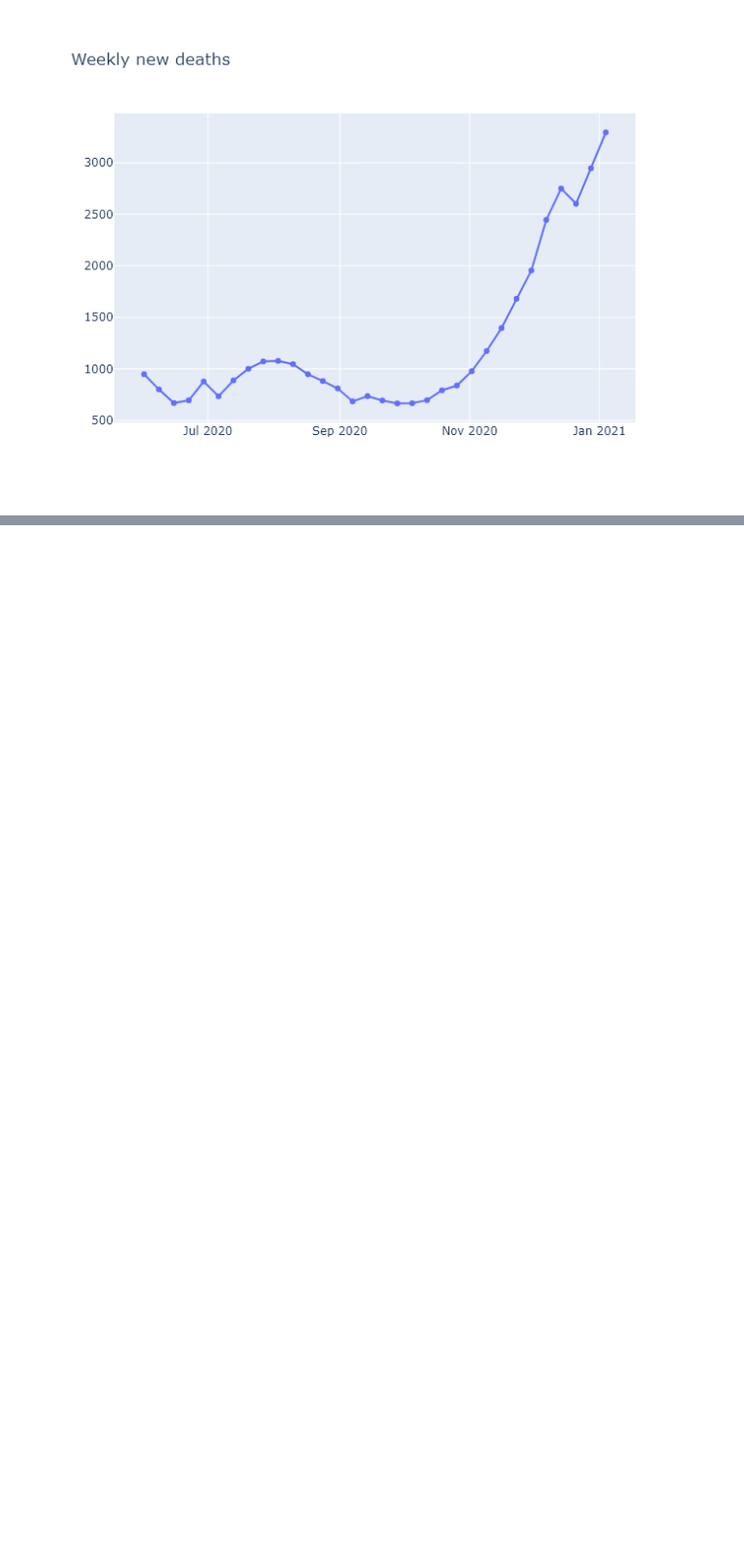
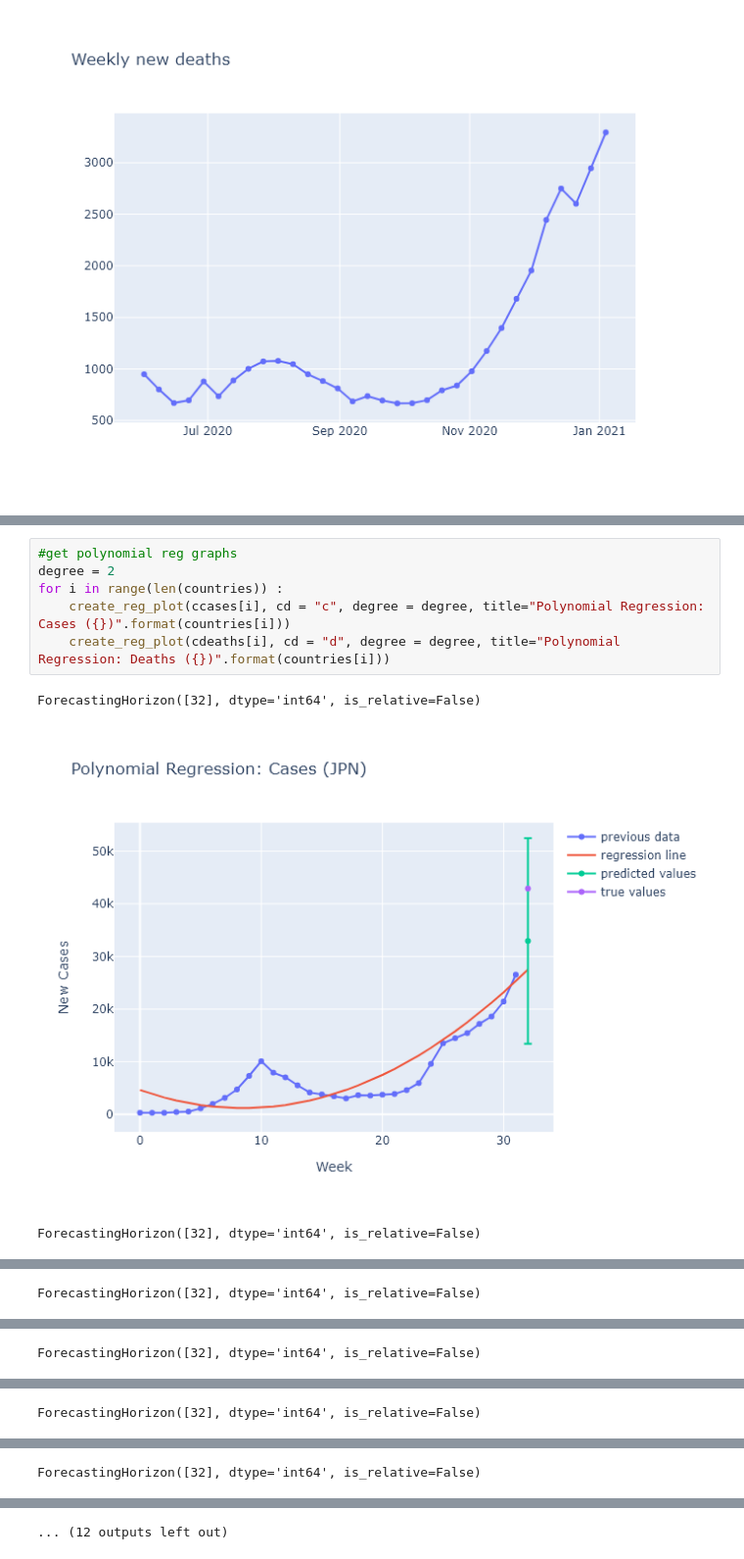
Before and after one commit to aiwayemi/Group-1, a Jupyter notebook: Project_Stage_4_Team.ipynb, the cells around one changed output, grey strips where cells are left out. Shown at 98% size. Saved outputs shown, nothing was run; the diff lists cells and outputs as text; blank space fills up the shorter version.

```diff
--- a/Project_Stage_4_Team.ipynb
+++ b/Project_Stage_4_Team.ipynb
@@ -165,0 +244,10 @@ Discussion
+# %%
+#get polynomial reg graphs
+degree = 2
+for i in range(len(countries)) :
+    create_reg_plot(ccases[i], cd = "c", degree = degree, title="Polynomial Regression: Cases ({})".format(countries[i]))
+    create_reg_plot(cdeaths[i], cd = "d", degree = degree, title="Polynomial Regression: Deaths ({})".format(countries[i]))
+# %% [output]
+ForecastingHorizon([32], dtype='int64', is_relative=False)
+[figure, added]
+ForecastingHorizon([32], dtype='int64', is_relative=False)
@@ -165,0 +255 @@ Discussion
+ForecastingHorizon([32], dtype='int64', is_relative=False)
@@ -165,0 +257 @@ Discussion
+ForecastingHorizon([32], dtype='int64', is_relative=False)
@@ -165,0 +259 @@ Discussion
+ForecastingHorizon([32], dtype='int64', is_relative=False)
@@ -165,0 +261 @@ Discussion
+ForecastingHorizon([32], dtype='int64', is_relative=False)
@@ -165,0 +263 @@ Discussion
+... (12 outputs left out)
```
Also changed, not shown: parts of 13 cells of this notebook.
